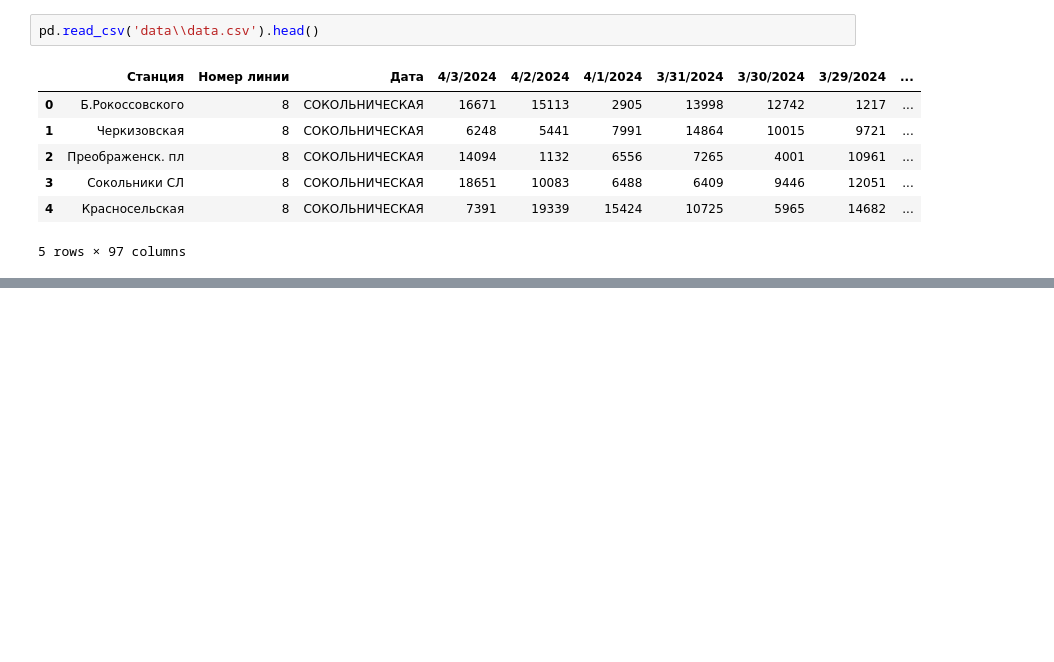
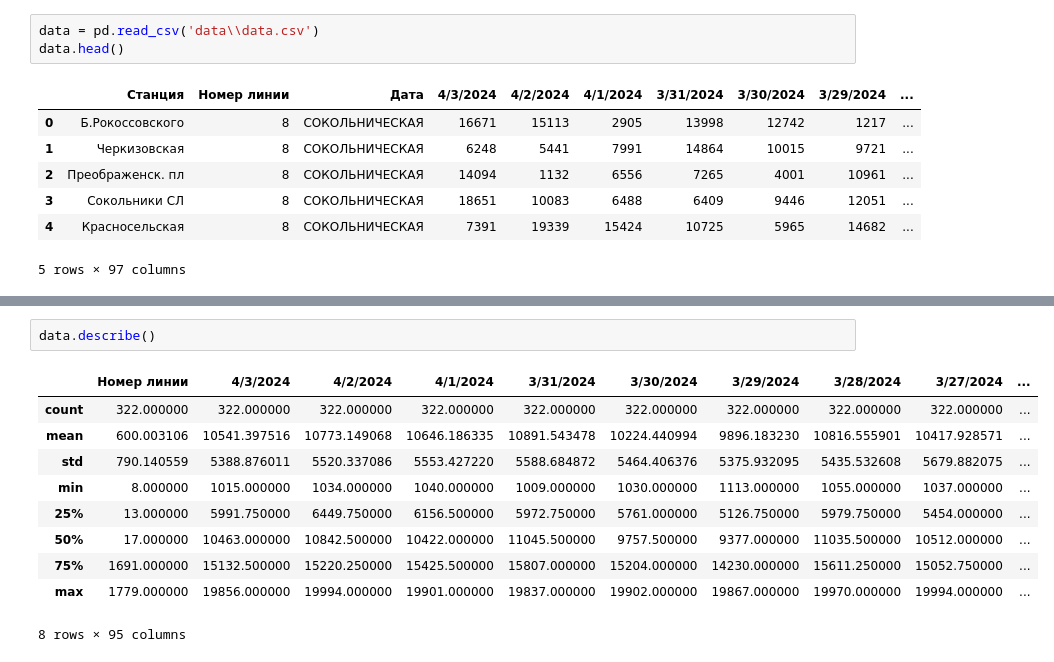
Before and after one commit to vvvvtrt/Nuclear_hack, a Jupyter notebook: xlsx_to_csv.ipynb, the cells around one changed output, grey strips where cells are left out. Cells and saved outputs as stored; diff of their text form; blank space fills up the shorter version.

```diff
--- a/xlsx_to_csv.ipynb
+++ b/xlsx_to_csv.ipynb
@@ -5,7 +7,8 @@ df = pd.read_excel('path/to/file.xlsx', sheet_name='Sheet1', header=0)
 # %%
 df.to_csv('path/to/file.csv', index=False)
 # %%
-pd.read_csv('data\\data.csv').head()
+data = pd.read_csv('data\\data.csv')
+data.head()
 # %% [output]
 |  | Станция | Номер линии | Дата | 4/3/2024 | 4/2/2024 | 4/1/2024 | 3/31/2024 | 3/30/2024 | 3/29/2024 | ... |
 | 0 | Б.Рокоссовского | 8 | СОКОЛЬНИЧЕСКАЯ | 16671 | 15113 | 2905 | 13998 | 12742 | 1217 | ... |
@@ -16,0 +44,13 @@ pd.read_csv('data\\data.csv').head()
+# %%
+data.describe()
+# %% [output]
+|  | Номер линии | 4/3/2024 | 4/2/2024 | 4/1/2024 | 3/31/2024 | 3/30/2024 | 3/29/2024 | 3/28/2024 | 3/27/2024 | ... |
+| count | 322.000000 | 322.000000 | 322.000000 | 322.000000 | 322.000000 | 322.000000 | 322.000000 | 322.000000 | 322.000000 | ... |
+| mean | 600.003106 | 10541.397516 | 10773.149068 | 10646.186335 | 10891.543478 | 10224.440994 | 9896.183230 | 10816.555901 | 10417.928571 | ... |
+| std | 790.140559 | 5388.876011 | 5520.337086 | 5553.427220 | 5588.684872 | 5464.406376 | 5375.932095 | 5435.532608 | 5679.882075 | ... |
+| min | 8.000000 | 1015.000000 | 1034.000000 | 1040.000000 | 1009.000000 | 1030.000000 | 1113.000000 | 1055.000000 | 1037.000000 | ... |
+| 25% | 13.000000 | 5991.750000 | 6449.750000 | 6156.500000 | 5972.750000 | 5761.000000 | 5126.750000 | 5979.750000 | 5454.000000 | ... |
+| 50% | 17.000000 | 10463.000000 | 10842.500000 | 10422.000000 | 11045.500000 | 9757.500000 | 9377.000000 | 11035.500000 | 10512.000000 | ... |
+| 75% | 1691.000000 | 15132.500000 | 15220.250000 | 15425.500000 | 15807.000000 | 15204.000000 | 14230.000000 | 15611.250000 | 15052.750000 | ... |
+| max | 1779.000000 | 19856.000000 | 19994.000000 | 19901.000000 | 19837.000000 | 19902.000000 | 19867.000000 | 19970.000000 | 19994.000000 | ... |
+8 rows × 95 columns
```
Also changed, not shown: parts of 10 cells of this notebook.
